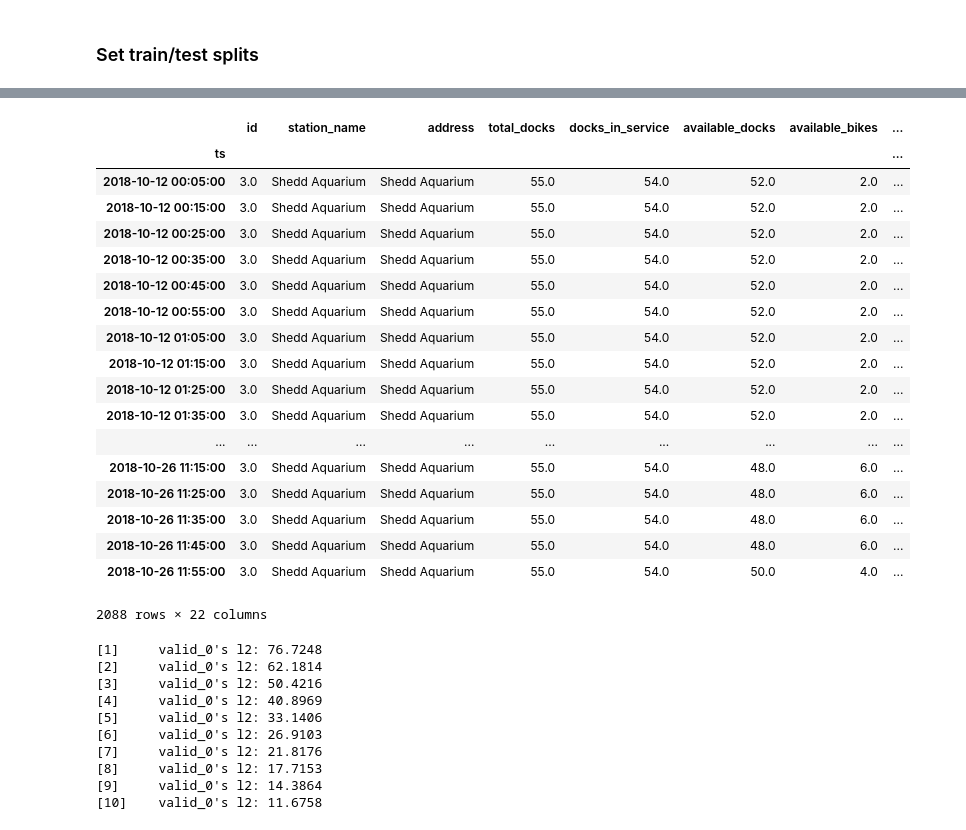
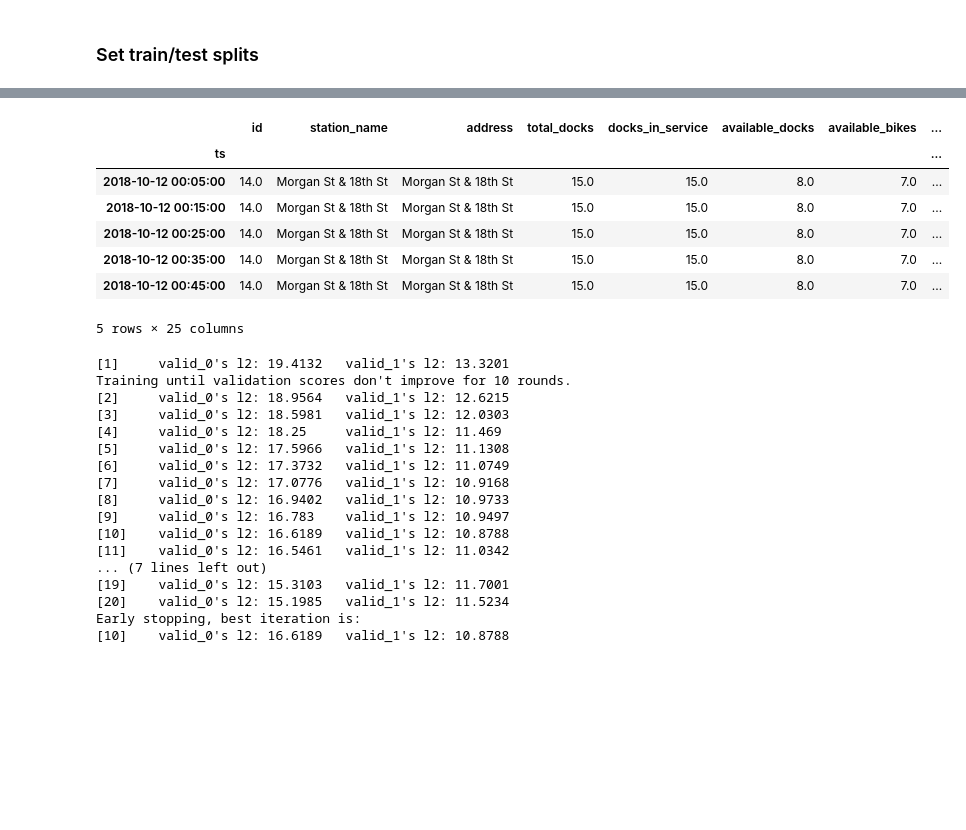
Before and after one commit to ADS2018UB/easyrider, a Jupyter notebook: notebooks/lag-features.ipynb, the cells around one changed output, grey strips where cells are left out. Cells and saved outputs as stored; diff of their text form; code cells hidden in the pictures; blank space fills up the shorter version.

```diff
--- a/notebooks/lag-features.ipynb
+++ b/notebooks/lag-features.ipynb
@@ -51,7 +51,7 @@ station_ids = stations_df.id.unique()
 # %% [markdown]
 ## Preprocess at station level
 # %%
-station_id = station_ids[1]
+station_id = station_ids[10]
 df = docks_df[docks_df.id == station_id]
 df['ts'] = pd.to_datetime(df.ts, infer_datetime_format=True)
 # %%
@@ -89,13 +96,13 @@ ab_monthly_mean = df.groupby('month')['available_bikes'].mean()
 ab_weekly_mean = df.groupby('week')['available_bikes'].mean()
 # %%
 for i, x in zip(ab_daily_mean.index, ab_daily_mean):
-    df[df.day == i]['ab_daily_mean'] = x
+    df.loc[df.day == i, 'ab_daily_mean'] = x
 
 for i, x in zip(ab_monthly_mean.index, ab_monthly_mean):
-    df[df.month == i]['ab_montly_mean'] = x
+    df.loc[df.month == i, 'ab_monthly_mean'] = x
 
 for i, x in zip(ab_weekly_mean.index, ab_weekly_mean):
-    df[df.week == i]['ab_weekly_mean'] = x
+    df.loc[df.week == i, 'ab_weekly_mean'] = x
 # %%
 last_1w_hourly_mean = df.shift(entries_per_hour*24*7 - entries_per_hour)['available_bikes'].rolling(entries_per_hour).mean()
 last_1w_daily_mean = df.shift(entries_per_hour*24*7 - entries_per_hour*24)['available_bikes'].rolling(entries_per_hour*24).mean()
@@ -134,6 +129,9 @@ df
 # %% [markdown]
 ### Set train/test splits
 # %%
-train_df = df.query('20170101 <= ts < 20181012')
+train_df = df.query('20170101 <= ts < 20180928')
+# 2 weeks for validation
+val_df = df.query('20180928 <= ts < 20181012')
+# 2 weeks for test
 test_df = df.query('ts >= 20181012')
 # %%
@@ -178,44 +181,41 @@ train_data = lgb.Dataset(train_df[xs_features], label=train_df[target],
 test_data = lgb.Dataset(test_df[xs_features], label=test_df[target],
                        feature_name=xs_features, categorical_feature=['status'])
 # %%
-test_df
+test_df.head()
 # %% [output]
 |  | id | station_name | address | total_docks | docks_in_service | available_docks | available_bikes | ... |
 | ts |  |  |  |  |  |  |  | ... |
-| 2018-10-12 00:05:00 | 3.0 | Shedd Aquarium | Shedd Aquarium | 55.0 | 54.0 | 52.0 | 2.0 | ... |
-| 2018-10-12 00:15:00 | 3.0 | Shedd Aquarium | Shedd Aquarium | 55.0 | 54.0 | 52.0 | 2.0 | ... |
-| 2018-10-12 00:25:00 | 3.0 | Shedd Aquarium | Shedd Aquarium | 55.0 | 54.0 | 52.0 | 2.0 | ... |
-| 2018-10-12 00:35:00 | 3.0 | Shedd Aquarium | Shedd Aquarium | 55.0 | 54.0 | 52.0 | 2.0 | ... |
-| 2018-10-12 00:45:00 | 3.0 | Shedd Aquarium | Shedd Aquarium | 55.0 | 54.0 | 52.0 | 2.0 | ... |
-| 2018-10-12 00:55:00 | 3.0 | Shedd Aquarium | Shedd Aquarium | 55.0 | 54.0 | 52.0 | 2.0 | ... |
-| 2018-10-12 01:05:00 | 3.0 | Shedd Aquarium | Shedd Aquarium | 55.0 | 54.0 | 52.0 | 2.0 | ... |
-| 2018-10-12 01:15:00 | 3.0 | Shedd Aquarium | Shedd Aquarium | 55.0 | 54.0 | 52.0 | 2.0 | ... |
-| 2018-10-12 01:25:00 | 3.0 | Shedd Aquarium | Shedd Aquarium | 55.0 | 54.0 | 52.0 | 2.0 | ... |
-| 2018-10-12 01:35:00 | 3.0 | Shedd Aquarium | Shedd Aquarium | 55.0 | 54.0 | 52.0 | 2.0 | ... |
-| ... | ... | ... | ... | ... | ... | ... | ... | ... |
-| 2018-10-26 11:15:00 | 3.0 | Shedd Aquarium | Shedd Aquarium | 55.0 | 54.0 | 48.0 | 6.0 | ... |
-| 2018-10-26 11:25:00 | 3.0 | Shedd Aquarium | Shedd Aquarium | 55.0 | 54.0 | 48.0 | 6.0 | ... |
-| 2018-10-26 11:35:00 | 3.0 | Shedd Aquarium | Shedd Aquarium | 55.0 | 54.0 | 48.0 | 6.0 | ... |
-| 2018-10-26 11:45:00 | 3.0 | Shedd Aquarium | Shedd Aquarium | 55.0 | 54.0 | 48.0 | 6.0 | ... |
-| 2018-10-26 11:55:00 | 3.0 | Shedd Aquarium | Shedd Aquarium | 55.0 | 54.0 | 50.0 | 4.0 | ... |
+| 2018-10-12 00:05:00 | 14.0 | Morgan St & 18th St | Morgan St & 18th St | 15.0 | 15.0 | 8.0 | 7.0 | ... |
+| 2018-10-12 00:15:00 | 14.0 | Morgan St & 18th St | Morgan St & 18th St | 15.0 | 15.0 | 8.0 | 7.0 | ... |
+| 2018-10-12 00:25:00 | 14.0 | Morgan St & 18th St | Morgan St & 18th St | 15.0 | 15.0 | 8.0 | 7.0 | ... |
+| 2018-10-12 00:35:00 | 14.0 | Morgan St & 18th St | Morgan St & 18th St | 15.0 | 15.0 | 8.0 | 7.0 | ... |
+| 2018-10-12 00:45:00 | 14.0 | Morgan St & 18th St | Morgan St & 18th St | 15.0 | 15.0 | 8.0 | 7.0 | ... |
-2088 rows × 22 columns
+5 rows × 25 columns
 # %%
 params = {
     'objective': 'regression_l2',
     'num_threds': 4,
     'max_depth': 5,
+    'num_boost_rounds': 100
 }
-bst = lgb.train(params, train_data, 10, valid_sets=[test_data])
+bst = lgb.train(params, train_data, valid_sets=[val_data, test_data], early_stopping_rounds=10)
 # %% [output]
-[1]     valid_0's l2: 76.7248
-[2]     valid_0's l2: 62.1814
-[3]     valid_0's l2: 50.4216
-[4]     valid_0's l2: 40.8969
-[5]     valid_0's l2: 33.1406
-[6]     valid_0's l2: 26.9103
-[7]     valid_0's l2: 21.8176
-[8]     valid_0's l2: 17.7153
-[9]     valid_0's l2: 14.3864
-[10]    valid_0's l2: 11.6758
+[1]     valid_0's l2: 19.4132   valid_1's l2: 13.3201
+Training until validation scores don't improve for 10 rounds.
+[2]     valid_0's l2: 18.9564   valid_1's l2: 12.6215
+[3]     valid_0's l2: 18.5981   valid_1's l2: 12.0303
+[4]     valid_0's l2: 18.25     valid_1's l2: 11.469
+[5]     valid_0's l2: 17.5966   valid_1's l2: 11.1308
+[6]     valid_0's l2: 17.3732   valid_1's l2: 11.0749
+[7]     valid_0's l2: 17.0776   valid_1's l2: 10.9168
+[8]     valid_0's l2: 16.9402   valid_1's l2: 10.9733
+[9]     valid_0's l2: 16.783    valid_1's l2: 10.9497
+[10]    valid_0's l2: 16.6189   valid_1's l2: 10.8788
+[11]    valid_0's l2: 16.5461   valid_1's l2: 11.0342
+... (7 lines left out)
+[19]    valid_0's l2: 15.3103   valid_1's l2: 11.7001
+[20]    valid_0's l2: 15.1985   valid_1's l2: 11.5234
+Early stopping, best iteration is:
+[10]    valid_0's l2: 16.6189   valid_1's l2: 10.8788
 # %%
 y_true = test_df['available_bikes']
```
Also changed, not shown: parts of 10 cells of this notebook.
